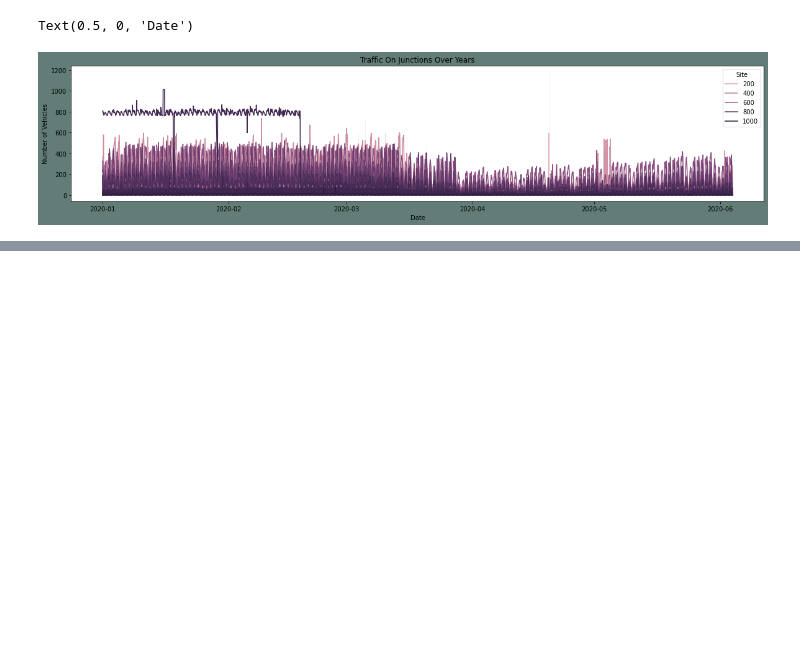
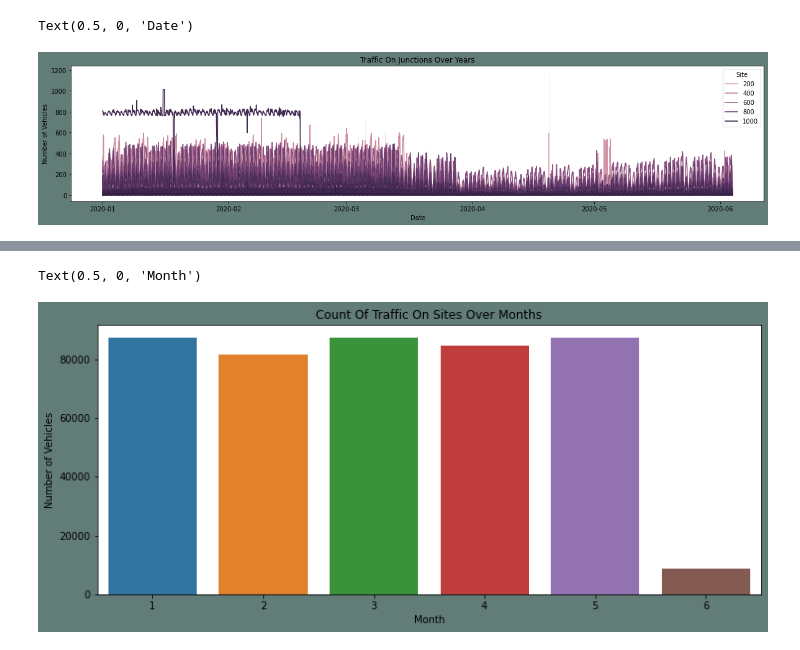
Before and after one commit to ashrivas99/traffic-prediction-dublin, a Jupyter notebook: traffic_predictor_test.ipynb, the cells around one changed output, grey strips where cells are left out. Cells and saved outputs as stored; diff of their text form; code cells hidden in the pictures; blank space fills up the shorter version.

```diff
--- a/traffic_predictor_test.ipynb
+++ b/traffic_predictor_test.ipynb
@@ -55,0 +99,9 @@ Text(0.5, 0, 'Date')
+# %%
+plt.figure(figsize=(12,5),facecolor="#627D78")
+count = sns.countplot(data=df_final, x =df_final["Month"], palette=None)
+count.set_title("Count Of Traffic On Sites Over Months")
+count.set_ylabel("Number of Vehicles")
+count.set_xlabel("Month")
+# %% [output]
+Text(0.5, 0, 'Month')
+[figure, added]
```
Also changed, not shown: parts of 8 cells of this notebook.
